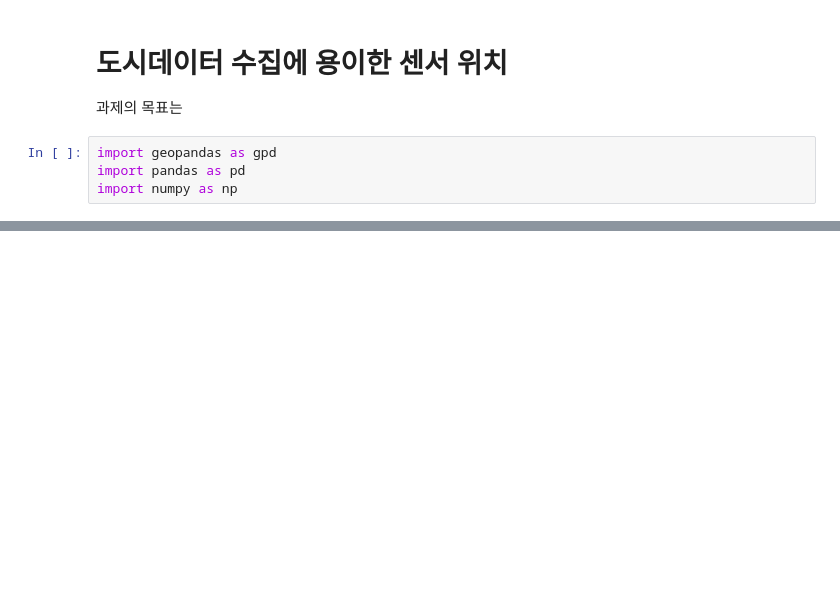
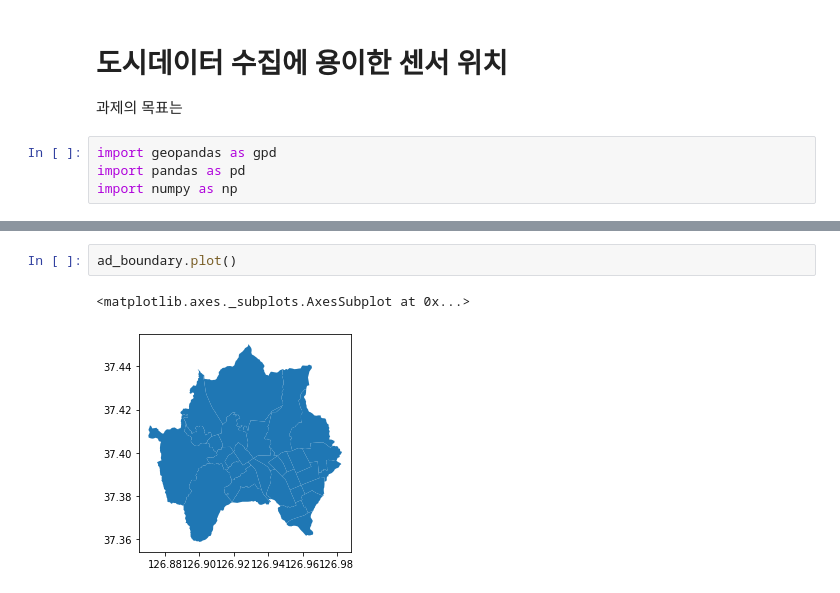
Before and after one commit to codingKYU/Deep-Learning, a Jupyter notebook: IoT_Sensor/Untitled.ipynb, the cells around one changed output, grey strips where cells are left out. Cells and saved outputs as stored; diff of their text form; blank space fills up the shorter version.

```diff
--- a/IoT_Sensor/Untitled.ipynb
+++ b/IoT_Sensor/Untitled.ipynb
@@ -162,0 +50,5 @@ old.plot()
+# %%
+ad_boundary.plot()
+# %% [output]
+<matplotlib.axes._subplots.AxesSubplot at 0x...>
+[figure, added]
```
Also changed, not shown: parts of 49 cells of this notebook.
